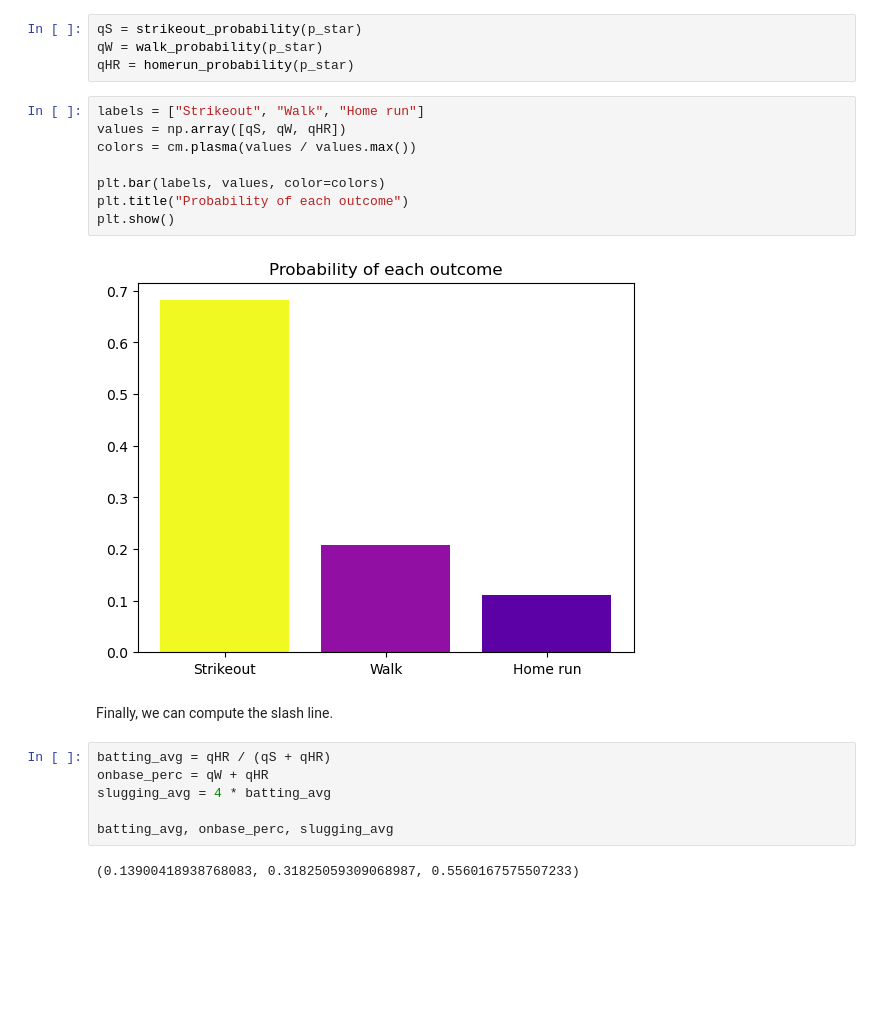
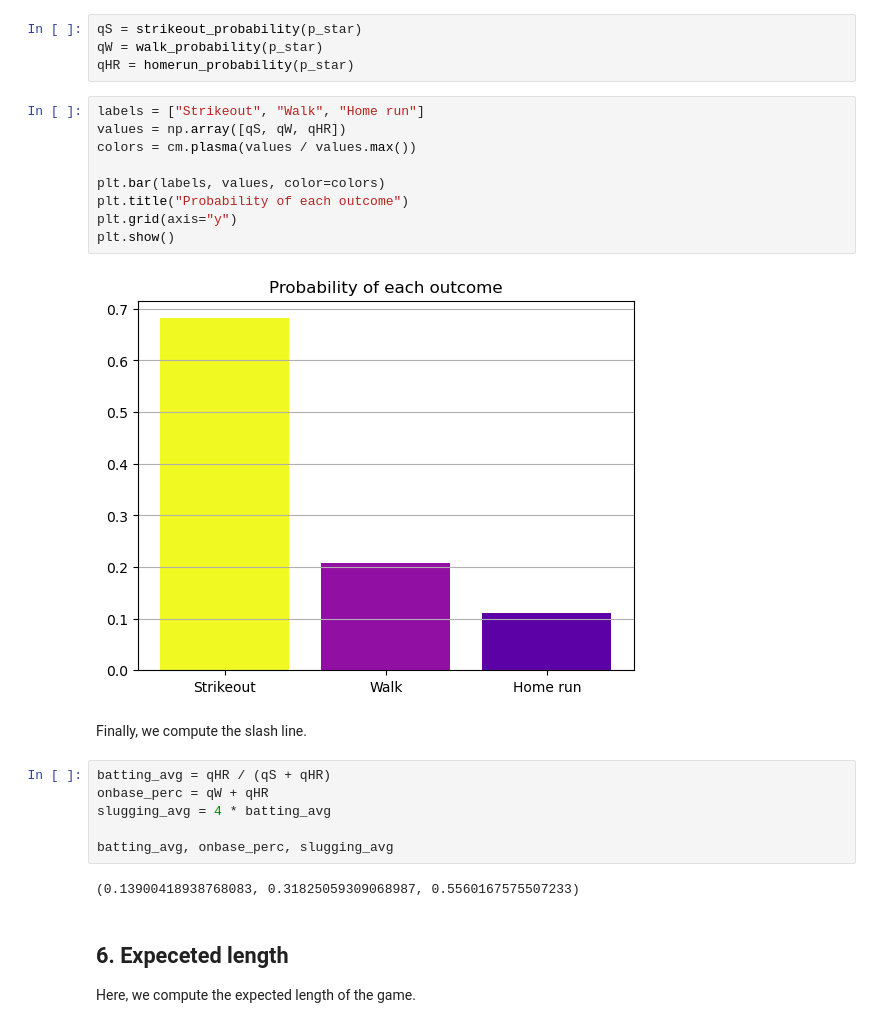
Before and after one commit to joalone/jane-street-probability-puzzles, a Jupyter notebook: src/2025_october.ipynb, the cells around one changed output. Drawn from its saved outputs; the diff is of its cells as text; blank space fills up the shorter version.

```diff
--- a/src/2025_october.ipynb
+++ b/src/2025_october.ipynb
@@ -256,15 +257,16 @@ qHR = homerun_probability(p_star)
 # %%
 labels = ["Strikeout", "Walk", "Home run"]
 values = np.array([qS, qW, qHR])
 colors = cm.plasma(values / values.max())
 
 plt.bar(labels, values, color=colors)
 plt.title("Probability of each outcome")
+plt.grid(axis="y")
 plt.show()
 # %% [output]
-[figure, old version]
+[figure, new version]
 # %% [markdown]
-Finally, we can compute the slash line.
+Finally, we compute the slash line.
 # %%
 batting_avg = qHR / (qS + qHR)
 onbase_perc = qW + qHR
@@ -273,3 +275,7 @@ slugging_avg = 4 * batting_avg
 batting_avg, onbase_perc, slugging_avg
 # %% [output]
 (0.13900418938768083, 0.31825059309068987, 0.5560167575507233)
+# %% [markdown]
+## 6. Expeceted length
+
+Here, we compute the expected length of the game.
```
Also changed, not shown: parts of 7 cells of this notebook, 3 other files.
